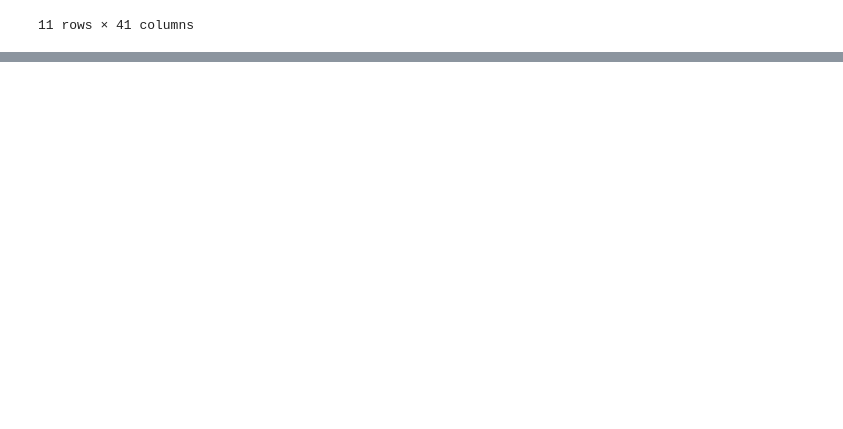
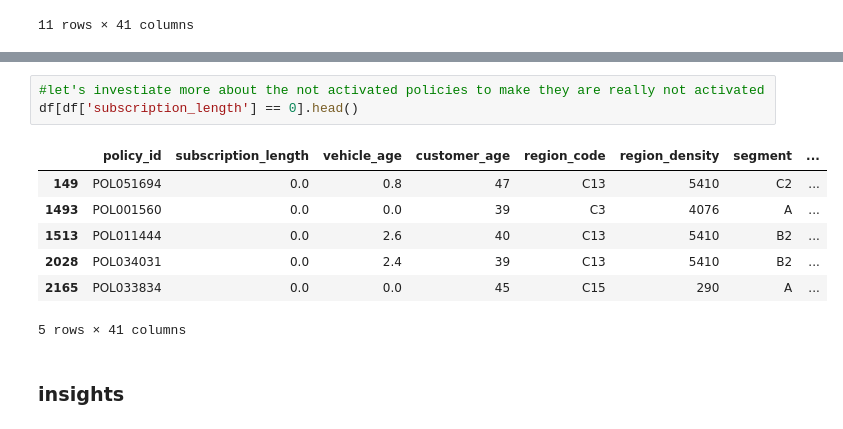
Before and after one commit to tlilimaryem7-cloud/project-2-eda-sql, a Jupyter notebook: EDA_insurance_claim.ipynb, the cells around one changed output, grey strips where cells are left out. Cells and saved outputs as stored; diff of their text form; blank space fills up the shorter version.

```diff
--- a/EDA_insurance_claim.ipynb
+++ b/EDA_insurance_claim.ipynb
@@ -150,0 +196,13 @@ claim status unique = NaN is wrong ( we have 2 unique values according to the df
+# %%
+#let's investiate more about the not activated policies to make they are really not activated
+df[df['subscription_length'] == 0].head()
+# %% [output]
+|  | policy_id | subscription_length | vehicle_age | customer_age | region_code | region_density | segment | ... |
+| 149 | POL051694 | 0.0 | 0.8 | 47 | C13 | 5410 | C2 | ... |
+| 1493 | POL001560 | 0.0 | 0.0 | 39 | C3 | 4076 | A | ... |
+| 1513 | POL011444 | 0.0 | 2.6 | 40 | C13 | 5410 | B2 | ... |
+| 2028 | POL034031 | 0.0 | 2.4 | 39 | C13 | 5410 | B2 | ... |
+| 2165 | POL033834 | 0.0 | 0.0 | 45 | C15 | 290 | A | ... |
+5 rows × 41 columns
+# %% [markdown]
+### insights
```
Also changed, not shown: parts of 13 cells of this notebook, 4 other files.
